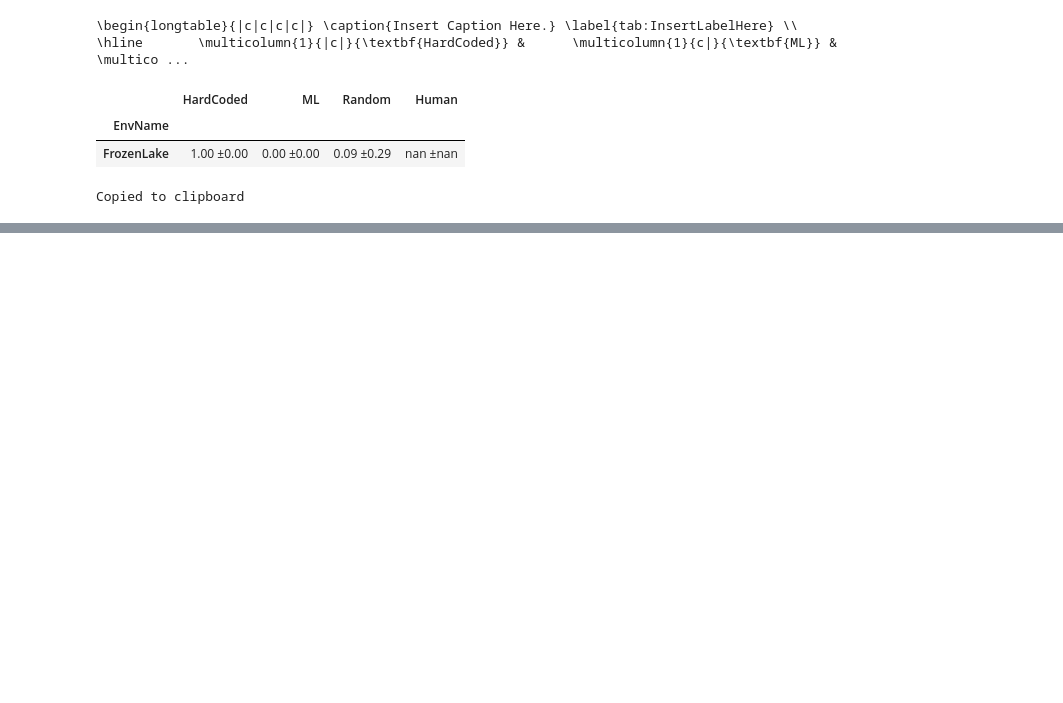
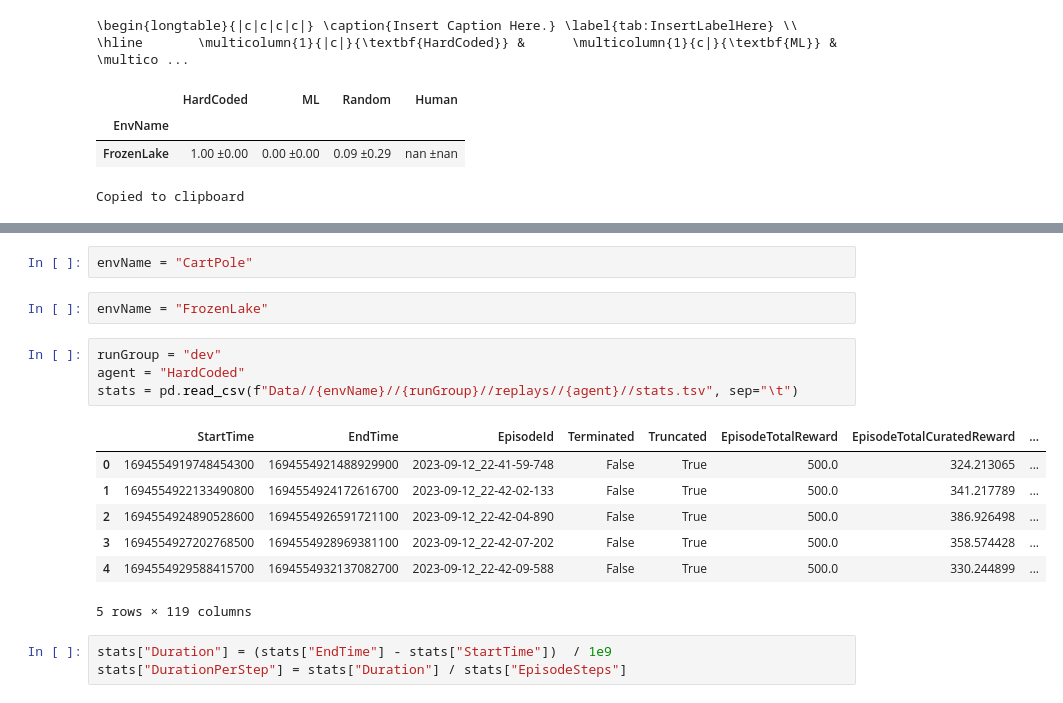
Before and after one commit to louie-jones-strong/Uni-Dissertation, a Jupyter notebook: ResultsFormating.ipynb, the cells around one changed output, grey strips where cells are left out. Drawn from its saved outputs; the diff is of its cells as text; blank space fills up the shorter version.

```diff
--- a/ResultsFormating.ipynb
+++ b/ResultsFormating.ipynb
@@ -405,0 +447,19 @@ Copied to clipboard
+# %%
+envName = "CartPole"
+# %%
+envName = "FrozenLake"
+# %%
+runGroup = "dev"
+agent = "HardCoded"
+stats = pd.read_csv(f"Data//{envName}//{runGroup}//replays//{agent}//stats.tsv", sep="\t")
+# %% [output]
+|  | StartTime | EndTime | EpisodeId | Terminated | Truncated | EpisodeTotalReward | EpisodeTotalCuratedReward | ... |
+| 0 | 1694554919748454300 | 1694554921488929900 | 2023-09-12_22-41-59-748 | False | True | 500.0 | 324.213065 | ... |
+| 1 | 1694554922133490800 | 1694554924172616700 | 2023-09-12_22-42-02-133 | False | True | 500.0 | 341.217789 | ... |
+| 2 | 1694554924890528600 | 1694554926591721100 | 2023-09-12_22-42-04-890 | False | True | 500.0 | 386.926498 | ... |
+| 3 | 1694554927202768500 | 1694554928969381100 | 2023-09-12_22-42-07-202 | False | True | 500.0 | 358.574428 | ... |
+| 4 | 1694554929588415700 | 1694554932137082700 | 2023-09-12_22-42-09-588 | False | True | 500.0 | 330.244899 | ... |
+5 rows × 119 columns
+# %%
+stats["Duration"] = (stats["EndTime"] - stats["StartTime"])  / 1e9
+stats["DurationPerStep"] = stats["Duration"] / stats["EpisodeSteps"]
```
Also changed, not shown: parts of 13 cells of this notebook, 2 other files.
